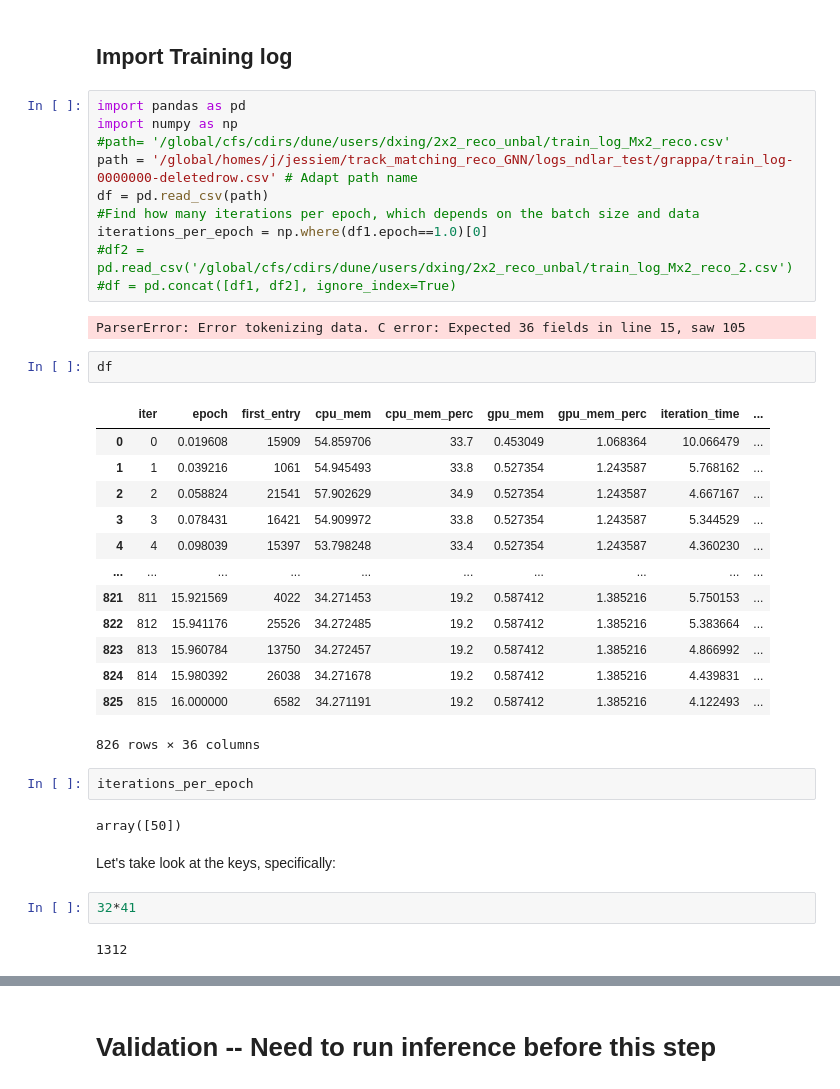
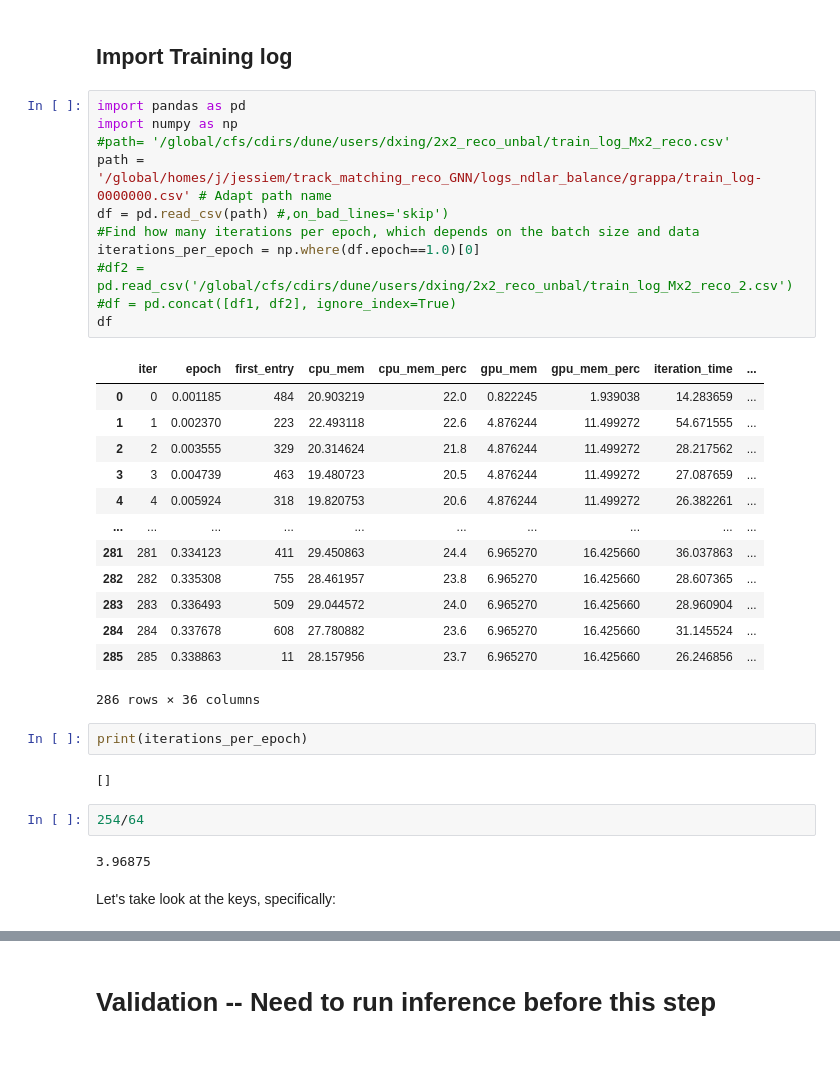
Before and after one commit to jessimic/track_matching_reco_GNN, a Jupyter notebook: GNN_training_testing_curves.ipynb, the cells around one changed output, grey strips where cells are left out. Drawn from its saved outputs; the diff is of its cells as text; blank space fills up the shorter version.

```diff
--- a/GNN_training_testing_curves.ipynb
+++ b/GNN_training_testing_curves.ipynb
@@ -15,41 +15,38 @@ sys.path.append(SOFTWARE_DIR)
 # %%
 import pandas as pd
 import numpy as np
 #path= '/global/cfs/cdirs/dune/users/dxing/2x2_reco_unbal/train_log_Mx2_reco.csv'
-path = '/global/homes/j/jessiem/track_matching_reco_GNN/logs_ndlar_test/grappa/train_log-0000000-deletedrow.csv' # Adapt path name
-df = pd.read_csv(path)
+path = '/global/homes/j/jessiem/track_matching_reco_GNN/logs_ndlar_balance/grappa/train_log-0000000.csv' # Adapt path name
+df = pd.read_csv(path) #,on_bad_lines='skip')
 #Find how many iterations per epoch, which depends on the batch size and data
-iterations_per_epoch = np.where(df1.epoch==1.0)[0]
+iterations_per_epoch = np.where(df.epoch==1.0)[0]
 #df2 = pd.read_csv('/global/cfs/cdirs/dune/users/dxing/2x2_reco_unbal/train_log_Mx2_reco_2.csv')
 #df = pd.concat([df1, df2], ignore_index=True)
+df
 # %% [output]
+|  | iter | epoch | first_entry | cpu_mem | cpu_mem_perc | gpu_mem | gpu_mem_perc | iteration_time | ... |
+| 0 | 0 | 0.001185 | 484 | 20.903219 | 22.0 | 0.822245 | 1.939038 | 14.283659 | ... |
+| 1 | 1 | 0.002370 | 223 | 22.493118 | 22.6 | 4.876244 | 11.499272 | 54.671555 | ... |
+| 2 | 2 | 0.003555 | 329 | 20.314624 | 21.8 | 4.876244 | 11.499272 | 28.217562 | ... |
+| 3 | 3 | 0.004739 | 463 | 19.480723 | 20.5 | 4.876244 | 11.499272 | 27.087659 | ... |
+| 4 | 4 | 0.005924 | 318 | 19.820753 | 20.6 | 4.876244 | 11.499272 | 26.382261 | ... |
+| ... | ... | ... | ... | ... | ... | ... | ... | ... | ... |
+| 281 | 281 | 0.334123 | 411 | 29.450863 | 24.4 | 6.965270 | 16.425660 | 36.037863 | ... |
+| 282 | 282 | 0.335308 | 755 | 28.461957 | 23.8 | 6.965270 | 16.425660 | 28.607365 | ... |
+| 283 | 283 | 0.336493 | 509 | 29.044572 | 24.0 | 6.965270 | 16.425660 | 28.960904 | ... |
+| 284 | 284 | 0.337678 | 608 | 27.780882 | 23.6 | 6.965270 | 16.425660 | 31.145524 | ... |
+| 285 | 285 | 0.338863 | 11 | 28.157956 | 23.7 | 6.965270 | 16.425660 | 26.246856 | ... |
-ParserError: Error tokenizing data. C error: Expected 36 fields in line 15, saw 105
+286 rows × 36 columns
-# %%
-df
-# %% [output]
-|  | iter | epoch | first_entry | cpu_mem | cpu_mem_perc | gpu_mem | gpu_mem_perc | iteration_time | ... |
-| 0 | 0 | 0.019608 | 15909 | 54.859706 | 33.7 | 0.453049 | 1.068364 | 10.066479 | ... |
-| 1 | 1 | 0.039216 | 1061 | 54.945493 | 33.8 | 0.527354 | 1.243587 | 5.768162 | ... |
-| 2 | 2 | 0.058824 | 21541 | 57.902629 | 34.9 | 0.527354 | 1.243587 | 4.667167 | ... |
-| 3 | 3 | 0.078431 | 16421 | 54.909972 | 33.8 | 0.527354 | 1.243587 | 5.344529 | ... |
-| 4 | 4 | 0.098039 | 15397 | 53.798248 | 33.4 | 0.527354 | 1.243587 | 4.360230 | ... |
-| ... | ... | ... | ... | ... | ... | ... | ... | ... | ... |
-| 821 | 811 | 15.921569 | 4022 | 34.271453 | 19.2 | 0.587412 | 1.385216 | 5.750153 | ... |
-| 822 | 812 | 15.941176 | 25526 | 34.272485 | 19.2 | 0.587412 | 1.385216 | 5.383664 | ... |
-| 823 | 813 | 15.960784 | 13750 | 34.272457 | 19.2 | 0.587412 | 1.385216 | 4.866992 | ... |
-| 824 | 814 | 15.980392 | 26038 | 34.271678 | 19.2 | 0.587412 | 1.385216 | 4.439831 | ... |
-| 825 | 815 | 16.000000 | 6582 | 34.271191 | 19.2 | 0.587412 | 1.385216 | 4.122493 | ... |
-826 rows × 36 columns
 # %%
-iterations_per_epoch
+print(iterations_per_epoch)
 # %% [output]
-array([50])
+[]
+# %%
+254/64
+# %% [output]
+3.96875
 # %% [markdown]
 Let's take look at the keys, specifically:
-# %%
-32*41
-# %% [output]
-1312
 # %%
 df.plot('iter', ['iteration_time', 'load_time', 'model_save_time'], ylim=[0,1.0], grid=True) #seconds
 # %% [output]
```
Also changed, not shown: parts of 8 cells of this notebook, 7 other files.
